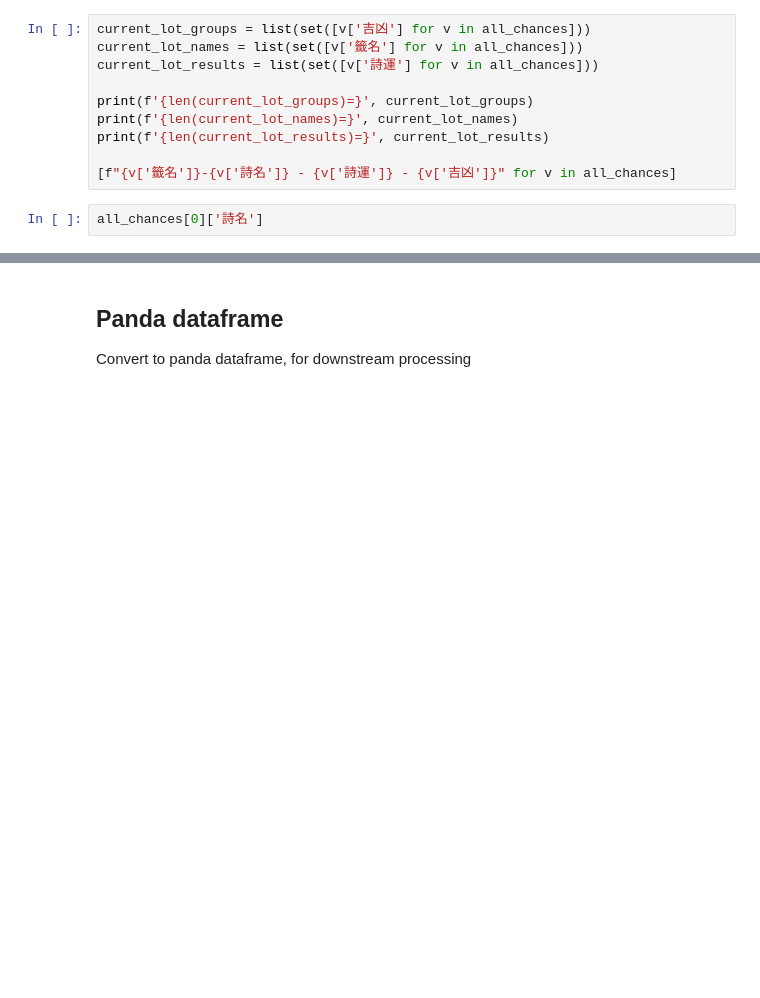
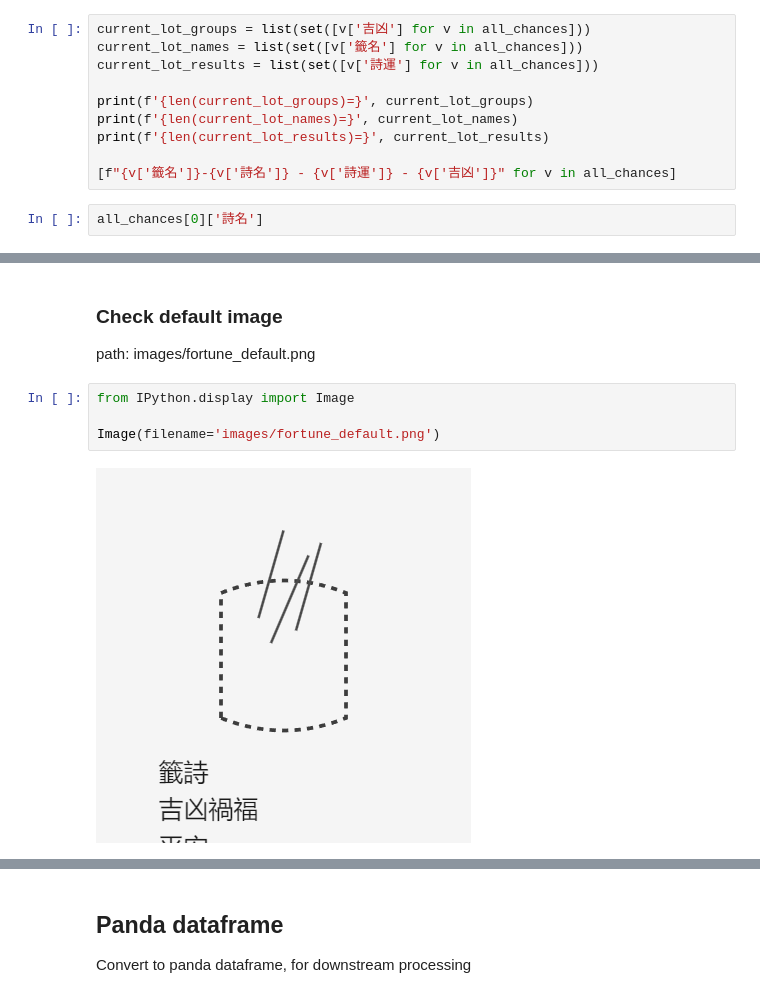
Before and after one commit to osisdie/bless-you-KG-RAG-LLM-chatbot, a Jupyter notebook: bless_u-chatbot-100.ipynb, the cells around one changed output, grey strips where cells are left out. Cells and saved outputs as stored; diff of their text form; blank space fills up the shorter version.

Commit message:
chore: update ipynb cell ordering and default image path

```diff
--- a/bless_u-chatbot-100.ipynb
+++ b/bless_u-chatbot-100.ipynb
@@ -750,0 +747,9 @@ all_chances[0]['詩名']
+# %% [markdown]
+### Check default image
+path: images/fortune_default.png
+# %%
+from IPython.display import Image
+
+Image(filename='images/fortune_default.png')
+# %% [output]
+[figure, added]
```
Also changed, not shown: parts of 14 cells of this notebook, 1 other file.
